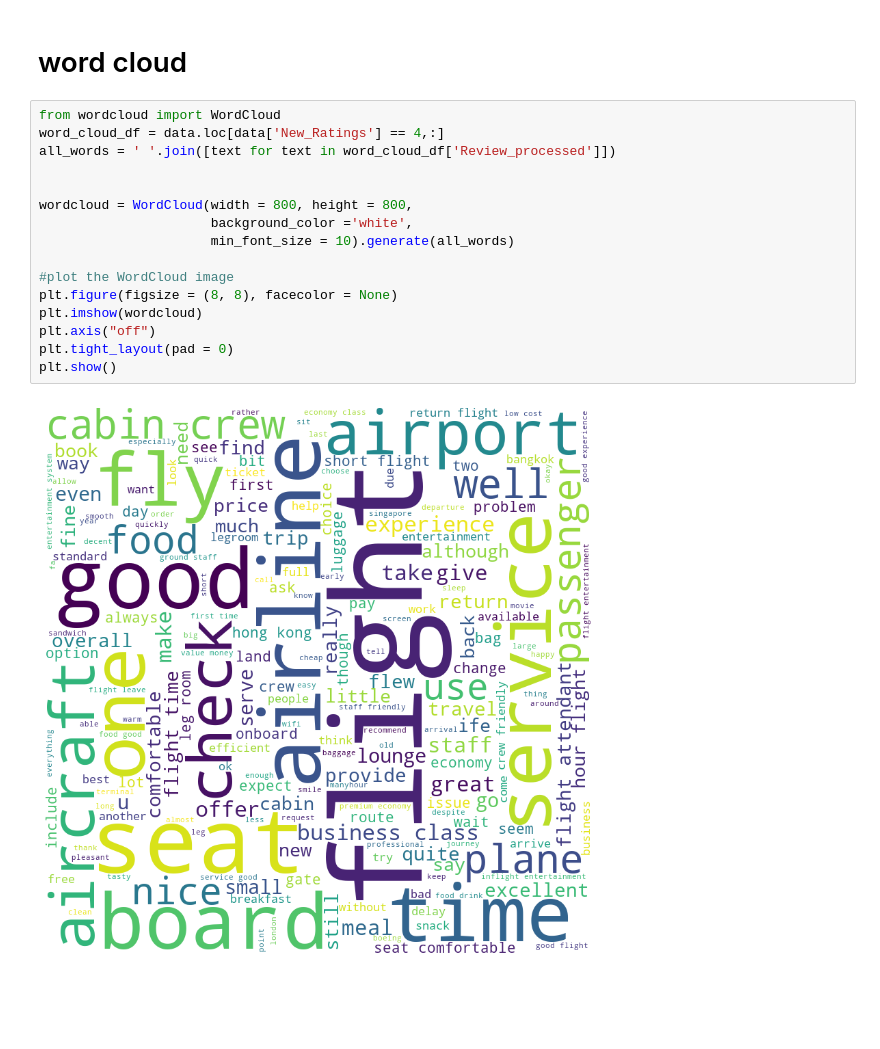
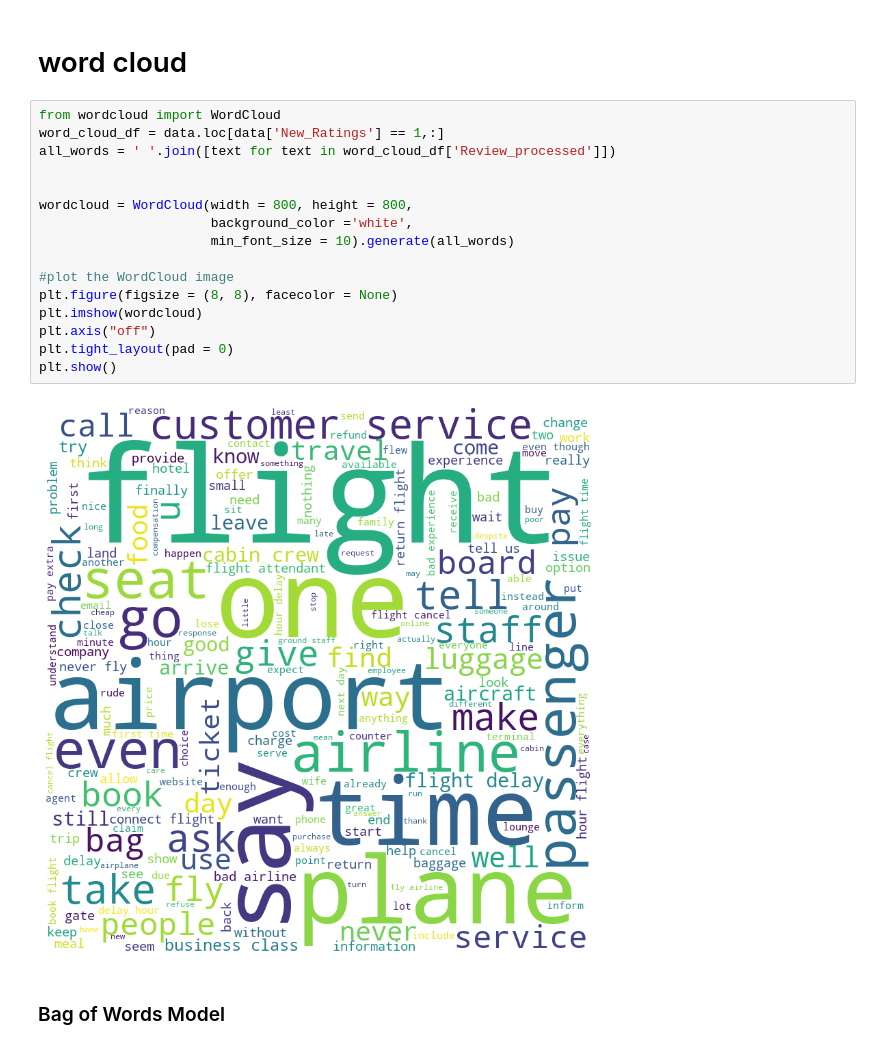
Before and after one commit to yuvarajrajdata/Airlines_review_sentiment_analysis_prediction, a Jupyter notebook: Airlines_review_sentiment_analysis_prediction.ipynb, the cells around one changed output. Drawn from its saved outputs; the diff is of its cells as text; blank space fills up the shorter version.

```diff
--- a/Airlines_review_sentiment_analysis_prediction.ipynb
+++ b/Airlines_review_sentiment_analysis_prediction.ipynb
@@ -632,19 +632,21 @@ Name: Review_processed, dtype: object
 # word cloud
 # %%
 from wordcloud import WordCloud
-word_cloud_df = data.loc[data['New_Ratings'] == 4,:]
+word_cloud_df = data.loc[data['New_Ratings'] == 1,:]
 all_words = ' '.join([text for text in word_cloud_df['Review_processed']])
 
 
 wordcloud = WordCloud(width = 800, height = 800,
                       background_color ='white',
                       min_font_size = 10).generate(all_words)
 
 #plot the WordCloud image
 plt.figure(figsize = (8, 8), facecolor = None)
 plt.imshow(wordcloud)
 plt.axis("off")
 plt.tight_layout(pad = 0)
 plt.show()
 # %% [output]
-[figure, old version]
+[figure, new version]
+# %% [markdown]
+### Bag of Words Model
```
Also changed, not shown: parts of 1 cell of this notebook.
